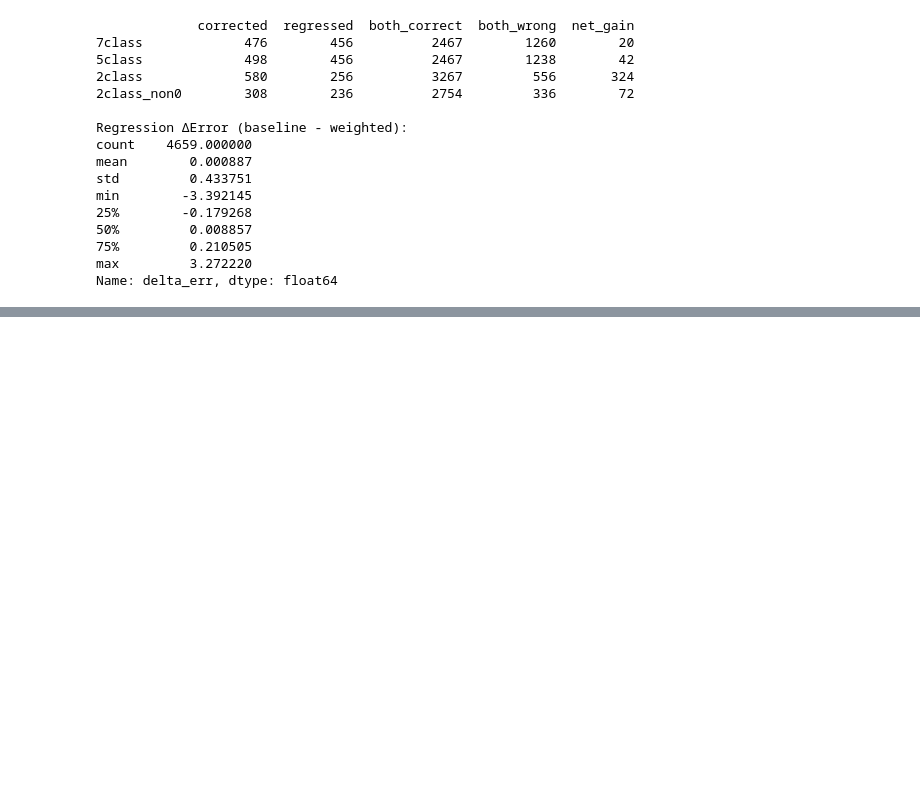
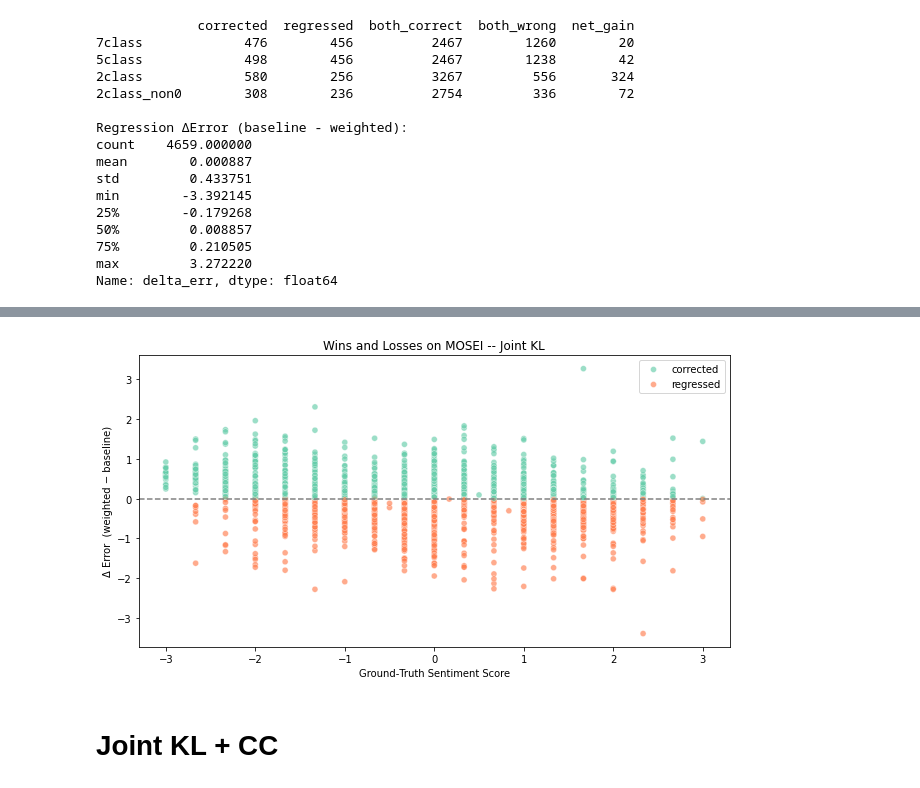
Before and after one commit to JuneHou/Multimodal-Infomax-moe, a Jupyter notebook: analysis/error_analysis_joint_kl.ipynb, the cells around one changed output, grey strips where cells are left out. Saved outputs shown, nothing was run; the diff lists cells and outputs as text; code cells hidden in the pictures; blank space fills up the shorter version.

```diff
--- a/analysis/error_analysis_joint_kl.ipynb
+++ b/analysis/error_analysis_joint_kl.ipynb
@@ -200,3 +250,33 @@ plt.show()
+# %%
+all_data["regression_outcome"] = np.where(
+    all_data["delta_err"] > 0, "corrected",
+    np.where(all_data["delta_err"] < 0, "regressed", "unchanged")
+)
+
+# keep only points that actually changed
+changed = all_data.query("regression_outcome != 'unchanged'")
+
+plt.figure(figsize=(9, 5))
+sns.scatterplot(
+    data=changed,
+    x="Ground_Truth",
+    y="delta_err",
+    hue="regression_outcome",
+    palette={"corrected": "mediumaquamarine", "regressed": "coral"},
+    alpha=0.65
+)
+
+plt.axhline(0, color="gray", ls="--")
+plt.xlabel("Ground‑Truth Sentiment Score")
+plt.ylabel("Δ Error  (weighted − baseline)")
+plt.title("Wins and Losses on MOSEI -- Joint KL")
+plt.legend(title="")
+plt.tight_layout()
+plt.show()
+# %% [output]
+[figure, added]
+# %% [markdown]
+# Joint KL + CC
 # %%
 dataset = "mosi"
 merged_mosi_kl_cc, regression_mosi_kl_cc = run_outcome_analysis(root_path, paths, dataset, model_base="baseline", model_weighted="KL+CC")
```
Also changed, not shown: parts of 23 cells of this notebook, 7 other files.
